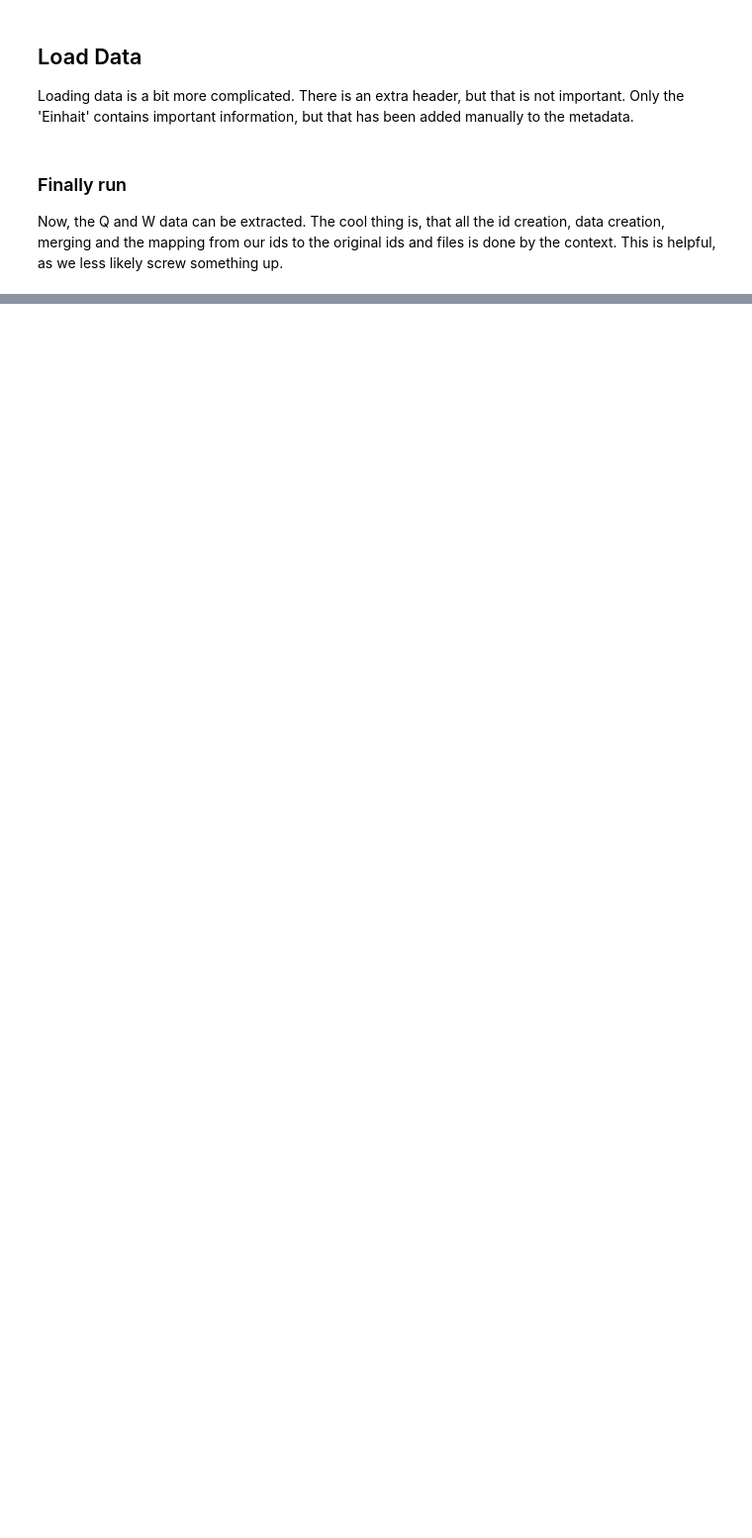
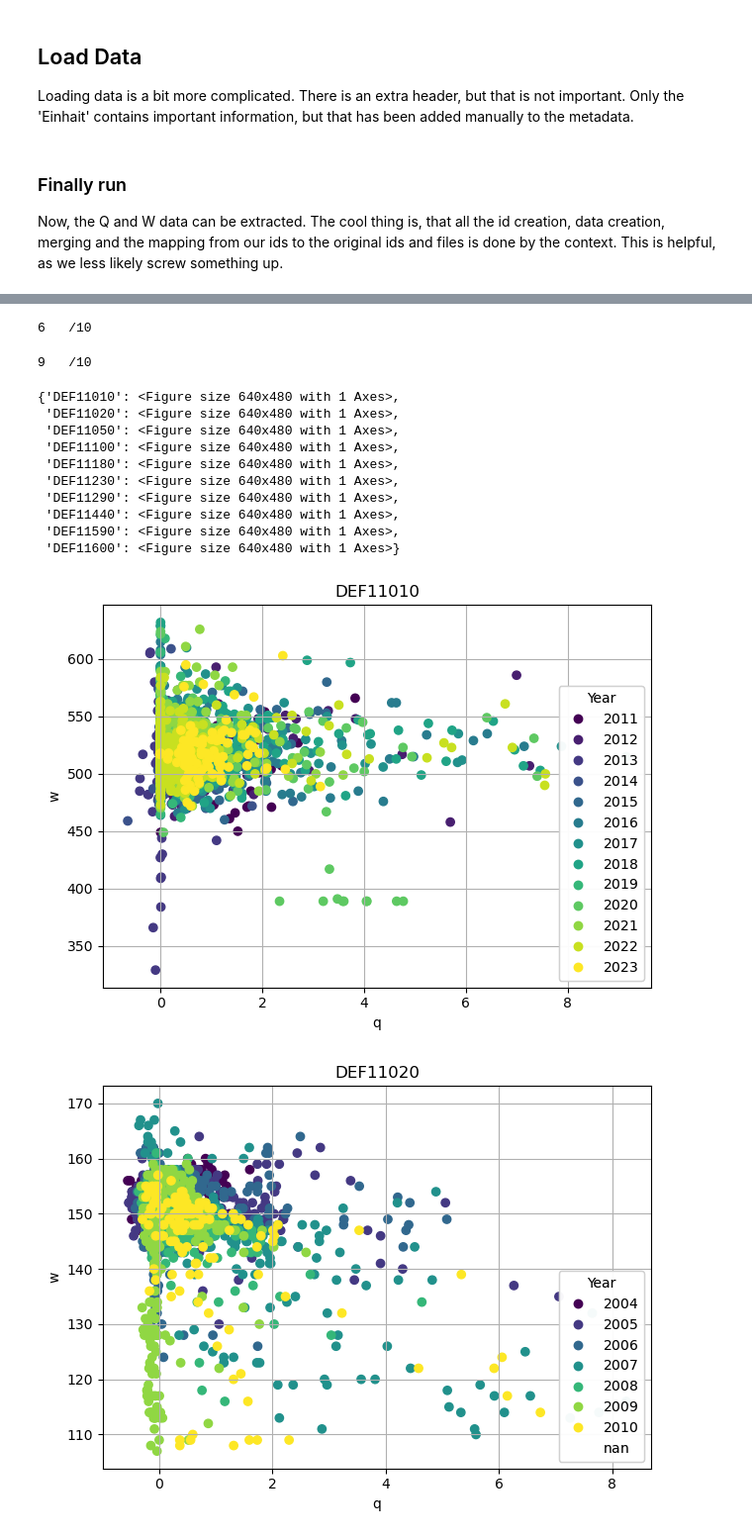
Before and after one commit to CAMELS-DE/camelsp, a Jupyter notebook: scripts/preprocess_def.ipynb, the cells around one changed output, grey strips where cells are left out. Shown at 99% size. Drawn from its saved outputs; the diff is of its cells as text; code cells hidden in the pictures; blank space fills up the shorter version.

```diff
--- a/scripts/preprocess_def.ipynb
+++ b/scripts/preprocess_def.ipynb
@@ -44,0 +66,4 @@ id_column = 'id'
+# %%
+df_whole = pd.read_csv(os.path.join(BASE, 'thy_wst_abfluss_export.zip'),sep=';')#with pandas >2.0  just use: ,parse_dates=[2] date_format="%Y-%m-%d %H:%M:%S"
+df_whole['datum'] = pd.to_datetime(df_whole['datum'])
+df_whole
@@ -82,3 +144,7 @@ extract_file(114614, BASE)
 ### Finally run
 
 Now, the Q and W data can be extracted. The cool thing is, that all the id creation, data creation, merging and the mapping from our ids to the original ids and files is done by the context. This is helpful, as we less likely screw something up.
+# %%
+# Filter settings
+onlyrivers = metadata['river'] != 'Nordsee'
+# (metadata['x']==-999)
@@ -85,21 +214,22 @@ Now, the Q and W data can be extracted. The cool thing is, that all the id creat
 # %%
+missing_rows = []
 with Bundesland('Schleswig-Holstein') as bl:
-    # save the metadata
-    bl.save_raw_metadata(metadata, id_column, overwrite=True)
 
     # for reference, call the nuts-mapping as table
     nuts_map = bl.nuts_table
     print(nuts_map.head())
 
     # go for each
-    for _id in tqdm(metadata[id_column].values):
+    for _id in metadata[onlyrivers][id_column].values:
+    #for _id in tqdm(metadata[id_column].values):
         provider_id = str(_id)
-        # extract the two files
-        q_df = extract_file(provider_id, bl.input_path)
+        nuts_id = nuts_map.loc[nuts_map['provider_id'] == provider_id,'nuts_id'].iloc[0]
+        # load/slice the two files from df_whole
+        q_df,w_df = extract_file_sh(_id)
 
-        # always empty
-        w_df = pd.DataFrame(columns=['date', 'w', 'flag'])
-
-        # save
-        bl.save_timeseries(q_df, provider_id)
-        bl.save_timeseries(w_df, provider_id)
+        if len(q_df) == 0 and len(w_df) == 0:
+            row = metadata[metadata['id']  == _id].iloc[0]
+            #print(f"No values for {nuts_id} - {_id} - at gauge {metadata.loc[metadata['id']  == _id,'gauge'].iloc[0]}")
+            missing_rows.append(row)
+df_missing = pd.DataFrame(missing_rows)
+df_missing['id_neu'] = np.NaN
@@ -105,0 +308,5 @@ with Bundesland('Schleswig-Holstein') as bl:
+# %%
+nuts_ids_scatter = ['DEF10360','DEF10460','DEF10620','DEF10830','DEF10870','DEF10890','DEF10930','DEF11010','DEF11020','DEF11050','DEF11100','DEF11180','DEF11230','DEF11290','DEF11440','DEF11590','DEF11600']
+# %%
+bl.generate_scatter_plots(nuts_ids= nuts_ids_scatter[7:], fmt = 'object')
+# %% [output]
@@ -105,0 +314,14 @@ with Bundesland('Schleswig-Holstein') as bl:
+6   /10
+9   /10
+{'DEF11010': <Figure size 640x480 with 1 Axes>,
+ 'DEF11020': <Figure size 640x480 with 1 Axes>,
+ 'DEF11050': <Figure size 640x480 with 1 Axes>,
+ 'DEF11100': <Figure size 640x480 with 1 Axes>,
+ 'DEF11180': <Figure size 640x480 with 1 Axes>,
+ 'DEF11230': <Figure size 640x480 with 1 Axes>,
+ 'DEF11290': <Figure size 640x480 with 1 Axes>,
+ 'DEF11440': <Figure size 640x480 with 1 Axes>,
+ 'DEF11590': <Figure size 640x480 with 1 Axes>,
+ 'DEF11600': <Figure size 640x480 with 1 Axes>}
+[figure, added]
+[figure, added]
```
Also changed, not shown: parts of 41 cells of this notebook, 27 other files.
